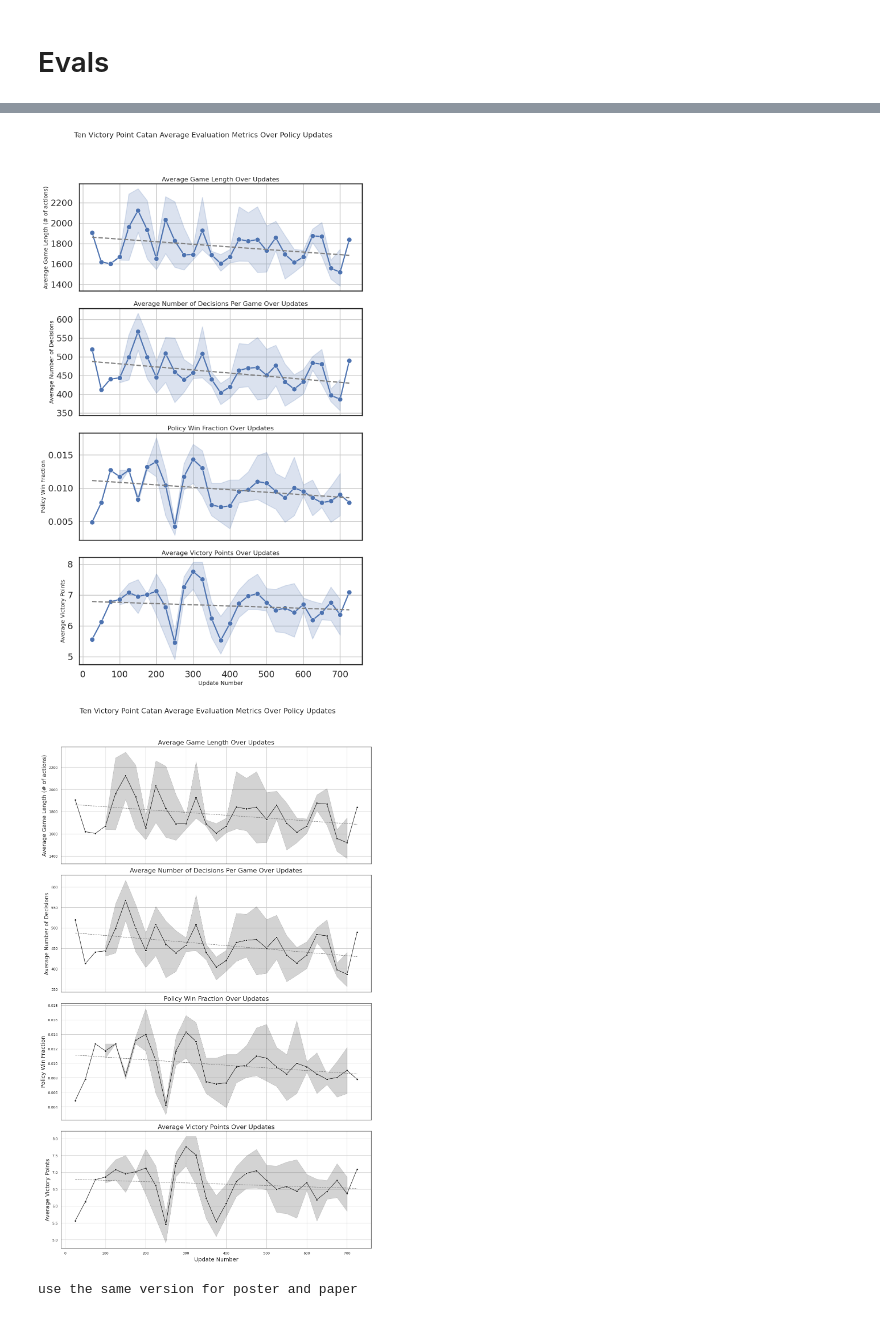
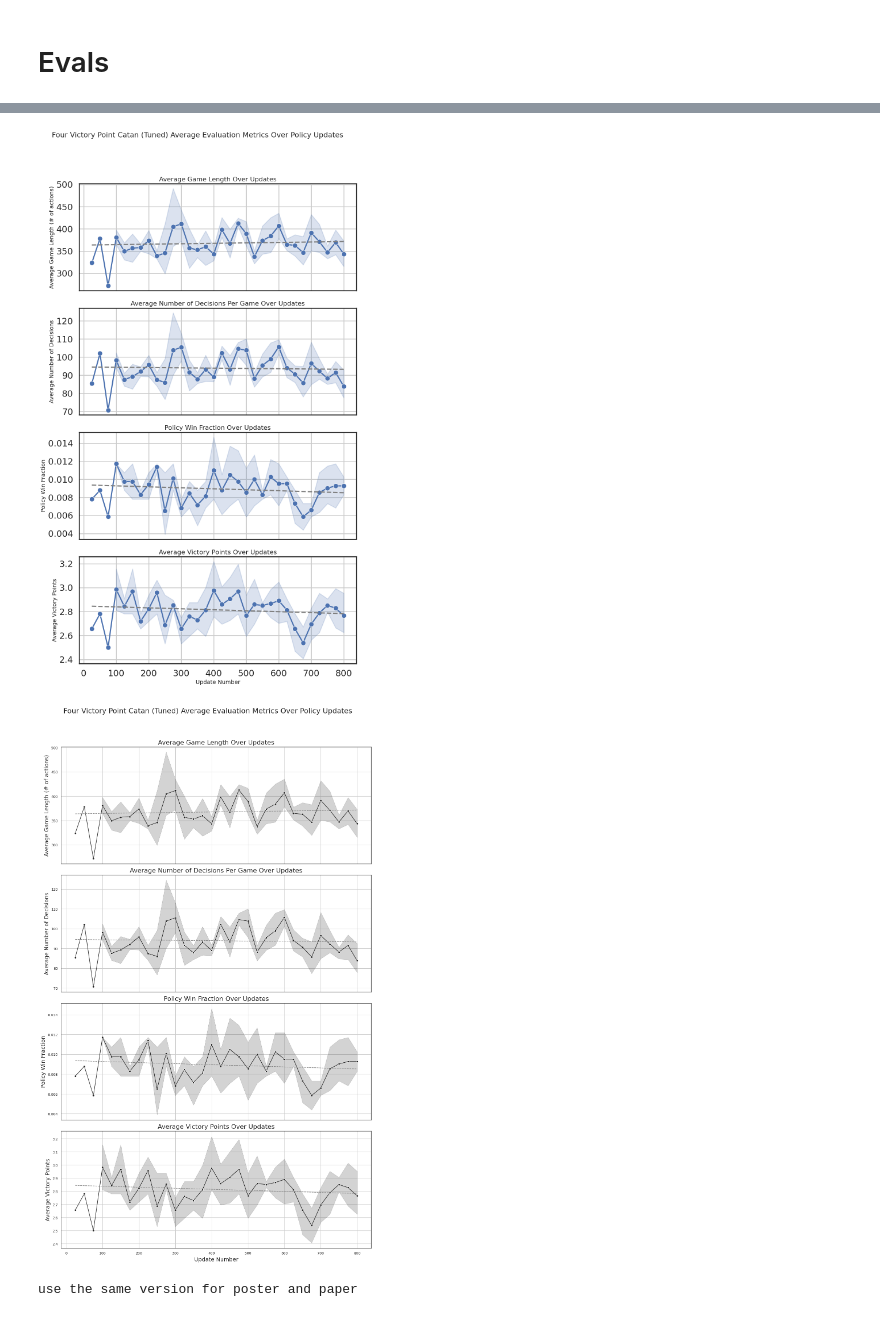
Before and after one commit to Catan-RL/catan-rl, a Jupyter notebook: notebooks/graphs.ipynb, the cells around one changed output, grey strips where cells are left out. Saved outputs shown, nothing was run; the diff lists cells and outputs as text; code cells hidden in the pictures.

Commit message:
Add rest of graphs

```diff
--- a/notebooks/graphs.ipynb
+++ b/notebooks/graphs.ipynb
@@ -8,10 +8,8 @@ import pandas as pd
 import numpy as np
 # %%
 RUNS_DIR = Path("../results/train_results").resolve()
-RUN_NUM = -1
-
-runs = sorted(list(RUNS_DIR.glob("run_*")))
-run_path = runs[RUN_NUM]
+RUN_NAME = "run_004_four_vp"
+run_path = RUNS_DIR / RUN_NAME
 
 print(f"Loading run {run_path}")
 # %% [output]
@@ -19,3 +16,0 @@ Loading run /home/ani/dev/projects/catan-rl/catan-rl/results/train_results/run_0
-# %%
-sns.set_context("paper")
-# sns.set_context("poster")
@@ -254,13 +249,13 @@ def plot_avg_eval_over_updates(eval_df, filename, title, color_palette, add_corr
     plt.savefig(filename)
     plt.show()
 # %%
-plot_avg_eval_over_updates(eval_df, run_path / "avg_eval_metrics_over_updates_poster.png", "Ten Victory Point Catan Average Evaluation Metrics Over Policy Updates", sns.color_palette("deep6"), add_correlation_line=True, context="poster")
+plot_avg_eval_over_updates(eval_df, run_path / "avg_eval_metrics_over_updates_poster.png", f"{NAME_PREFIX} Average Evaluation Metrics Over Policy Updates", sns.color_palette("deep6"), add_correlation_line=True, context="poster")
 # %% [output]
-[figure, old version]
+[figure, new version]
 # %%
-plot_avg_eval_over_updates(eval_df, run_path / "avg_eval_metrics_over_updates_paper.png", "Ten Victory Point Catan Average Evaluation Metrics Over Policy Updates", "gray", add_correlation_line=True, context="paper")
+plot_avg_eval_over_updates(eval_df, run_path / "avg_eval_metrics_over_updates_paper.png", f"{NAME_PREFIX} Average Evaluation Metrics Over Policy Updates", "gray", add_correlation_line=True, context="paper")
 # %% [output]
-[figure, old version]
+[figure, new version]
 # %%
 def plot_eval_policies_grid(eval_df, filename, title, color_palette, context="notebook"):
     """
```
Also changed, not shown: parts of 12 cells of this notebook, 20 other files.
